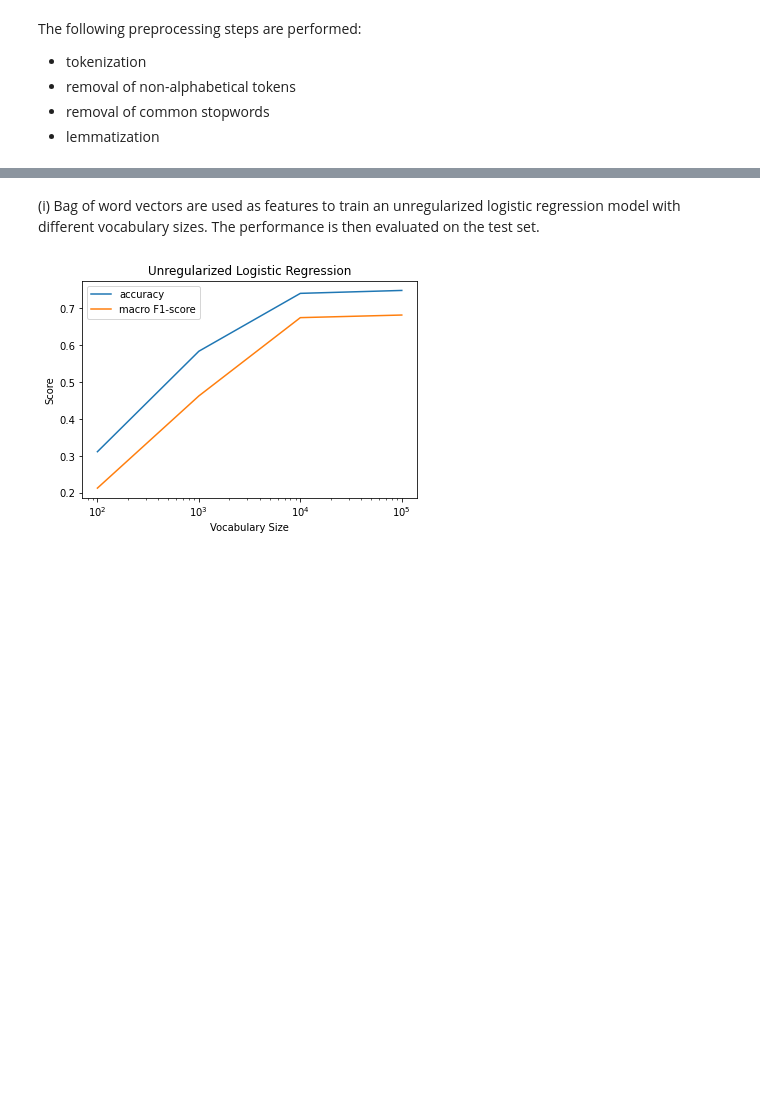
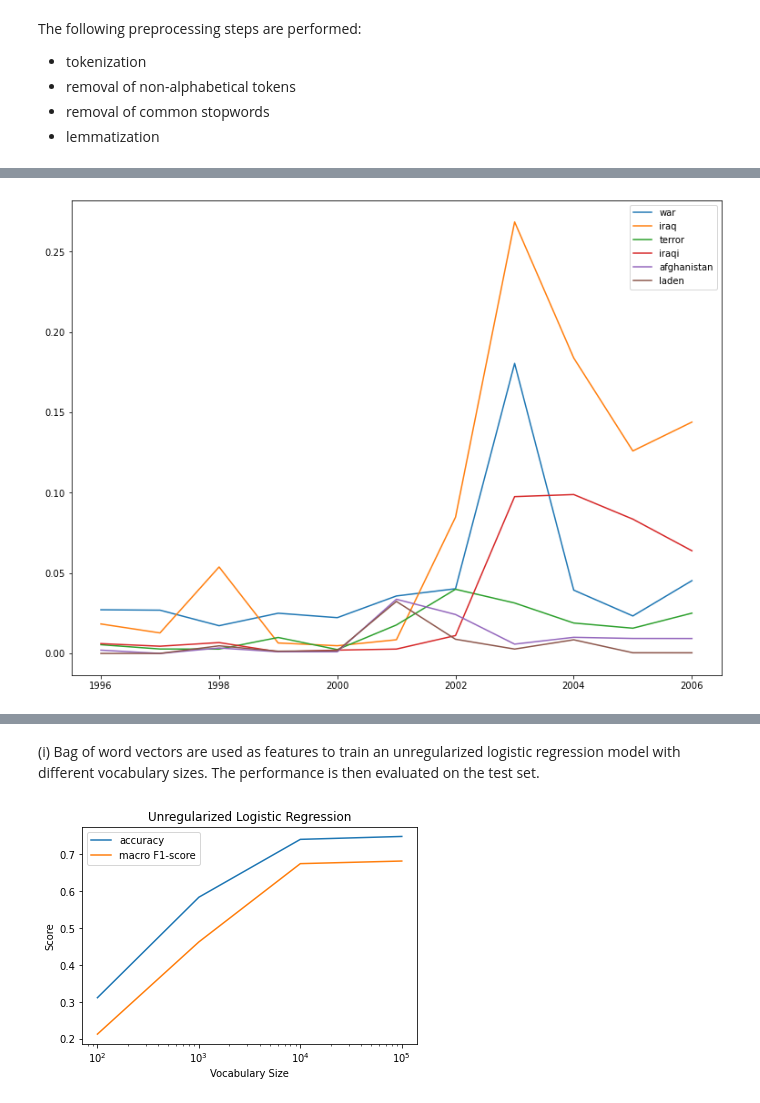
Before and after one commit to raffaelk/nlp-basics, a Jupyter notebook: topic_classification.ipynb, the cells around one changed output, grey strips where cells are left out. Cells and saved outputs as stored; diff of their text form; code cells hidden in the pictures; blank space fills up the shorter version.

```diff
--- a/topic_classification.ipynb
+++ b/topic_classification.ipynb
@@ -214,0 +300,4 @@ headlines_test_pre = [preprocess_headline(txt) for txt in headlines_test]
+# %%
+plot_word_track(['war', 'iraq', 'terror', 'iraqi', 'afghanistan','laden'], all_cts, val_ct)
+# %% [output]
+[figure, added]
```
Also changed, not shown: parts of 12 cells of this notebook.
